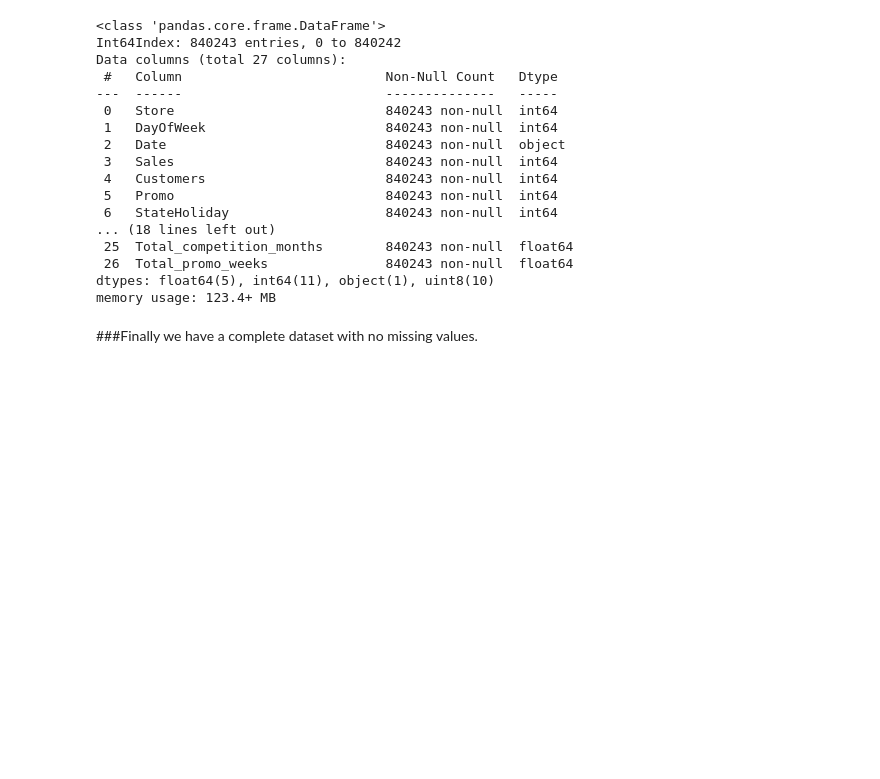
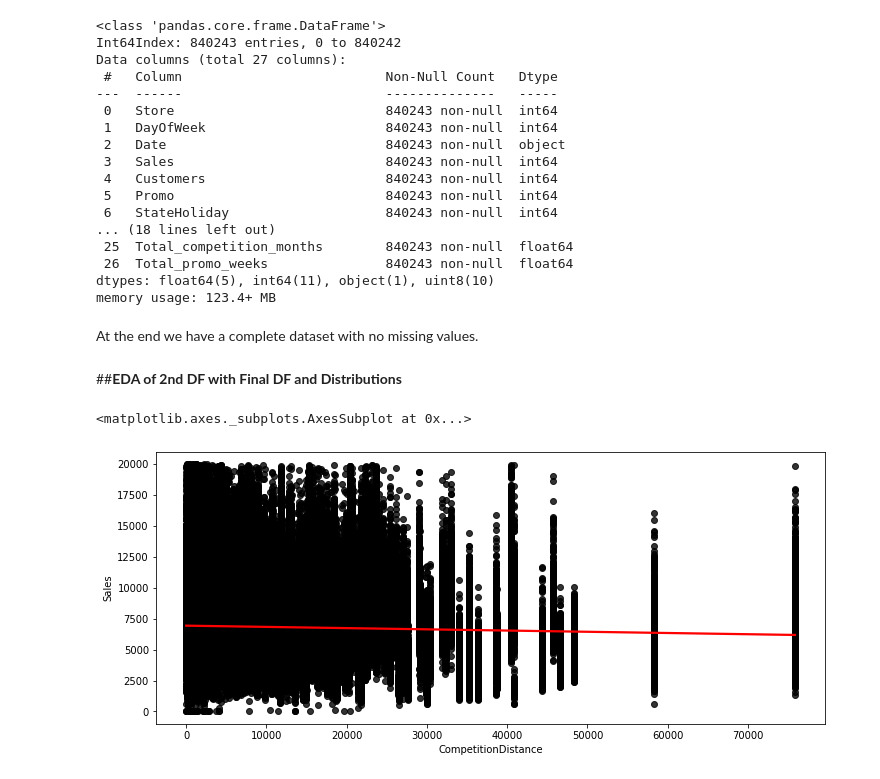
Before and after one commit to satyam-jyoti-sankar/Rossmann-Sales-Prediction-, a Jupyter notebook: Rossmann_Sales_Prediction_Capstone_Project.ipynb, the cells around one changed output. Saved outputs shown, nothing was run; the diff lists cells and outputs as text; code cells hidden in the pictures; blank space fills up the shorter version.

```diff
--- a/Rossmann_Sales_Prediction_Capstone_Project.ipynb
+++ b/Rossmann_Sales_Prediction_Capstone_Project.ipynb
@@ -580,4 +580,12 @@ Data columns (total 27 columns):
 dtypes: float64(5), int64(11), object(1), uint8(10)
 memory usage: 123.4+ MB
 # %% [markdown]
-###Finally we have a complete dataset with no missing values.
+At the end we have a complete dataset with no missing values.
+# %% [markdown]
+##**EDA of 2nd DF with Final DF and Distributions**
+# %%
+plt.rcParams['figure.figsize'] = (12, 5)
+sns.regplot(x=Final_df['CompetitionDistance'], y = Final_df['Sales'],scatter_kws={"color": "black"}, line_kws={"color": "red"})
+# %% [output]
+<matplotlib.axes._subplots.AxesSubplot at 0x...>
+[figure, added]
```
Also changed, not shown: parts of 14 cells of this notebook.
